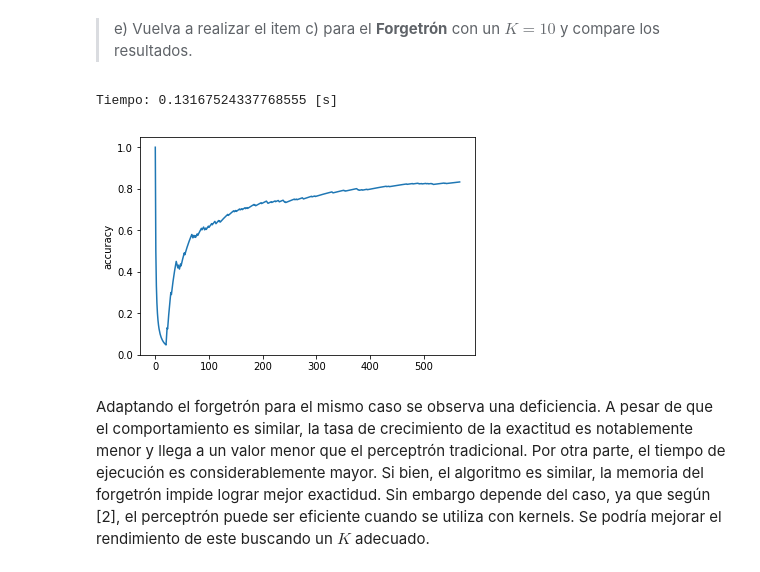
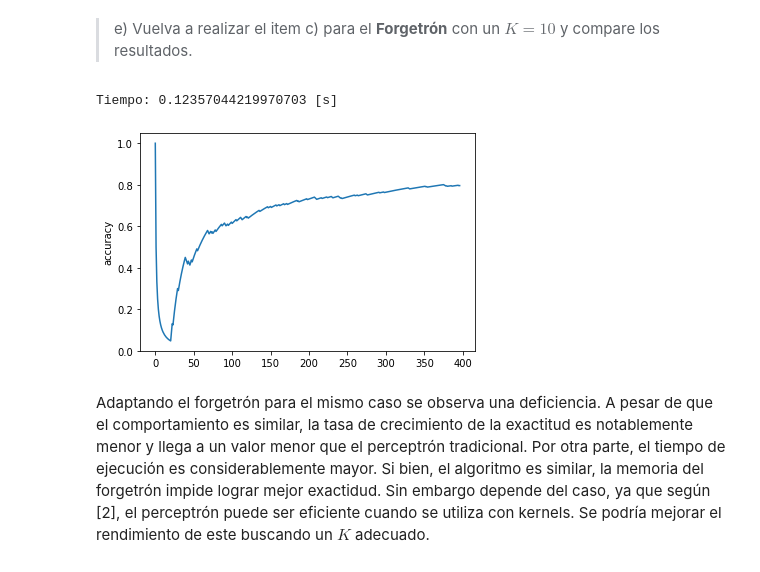
Before and after one commit to Sebaatd/MachineLearning-T0, a Jupyter notebook: Enunciado.ipynb, the cells around one changed output. Saved outputs shown, nothing was run; the diff lists cells and outputs as text; code cells hidden in the pictures.

Commit message:
Split train set and test set

````diff
--- a/Enunciado.ipynb
+++ b/Enunciado.ipynb
@@ -111,4 +111,26 @@ X_train = scaler.transform(X_train)
 X_train = np.c_[X_train, np.ones(N) ] #add columns of 1's if you want
 ```
 Para evaluar los resultados mida la exactitud (*accuracy*) de la clasificación durante el entrenamiento (por cada iteración/instancia/dato) y grafique, utilice el conjunto de entrenamiento realizando una sola pasada (el objetivo de esta sección es familiarizarse con el algoritmo). Además reporte el tiempo de entrenamiento mediante el algoritmo implementado.
+# %%
+def split_train_test_X(original):
+    test = np.empty((int(len(original)*0.3),31))
+    train = np.empty((int(len(original)*0.7),31))
+    for i in range(len(original)):
+        n = int(len(original)*0.7)
+        if(i < n):
+            train[i]=original[i]
+        else:
+            test[n-i]=original[i]
+    return(train,test)
+
+def split_train_test_Y(original):
+    test = np.empty((int(len(original)*0.3)))
+    train = np.empty((int(len(original)*0.7)))
+    for i in range(len(original)):
+        n = int(len(original)*0.7)
+        if(i < n):
+            train[i]=original[i]
+        else:
+            test[n-i]=original[i]
+    return(train,test)
 # %%
@@ -246,19 +270,22 @@ def forgetron(x, y, N, K):
 # %% [markdown]
 > e) Vuelva a realizar el item c) para el **Forgetrón** con un $K=10$ y compare los resultados.
 # %%
-X_train,y_train = load_breast_cancer(return_X_y=True)
-scaler = StandardScaler().fit(X_train)
-X_train = scaler.transform(X_train)
-X_train = np.c_[X_train, np.ones(len(X_train)) ] #add columns of 1's if you want
+X,Y = load_breast_cancer(return_X_y=True)
+scaler = StandardScaler().fit(X)
+X = scaler.transform(X)
+X = np.c_[X, np.ones(len(X)) ] #add columns of 1's if you want
 
-accuracies = forgetron(X_train, y_train, len(X_train), 10)
+X_train,X_test = split_train_test_X(X)
+Y_train,Y_test = split_train_test_Y(Y)
+
+accuracies = forgetron(X_train, Y_train, len(X_train), 10)
 
 plt.plot(accuracies)
 plt.ylabel('accuracy')
 plt.show()
 # %% [output]
-Tiempo: 0.13167524337768555 [s]
+Tiempo: 0.12357044219970703 [s]
-[figure, old version]
+[figure, new version]
 # %% [markdown]
 Adaptando el forgetrón para el mismo caso se observa una deficiencia. A pesar de que el comportamiento es similar, la tasa de crecimiento de la exactitud es notablemente menor y llega a un valor menor que el perceptrón tradicional. Por otra parte, el tiempo de ejecución es considerablemente mayor. Si bien, el algoritmo es similar, la memoria del forgetrón impide lograr mejor exactidud. Sin embargo depende del caso, ya que según [2], el perceptrón puede ser eficiente cuando se utiliza con kernels. Se podría mejorar el rendimiento de este buscando un $K$ adecuado.
 # %% [markdown]
````
Also changed, not shown: parts of 3 cells of this notebook.
